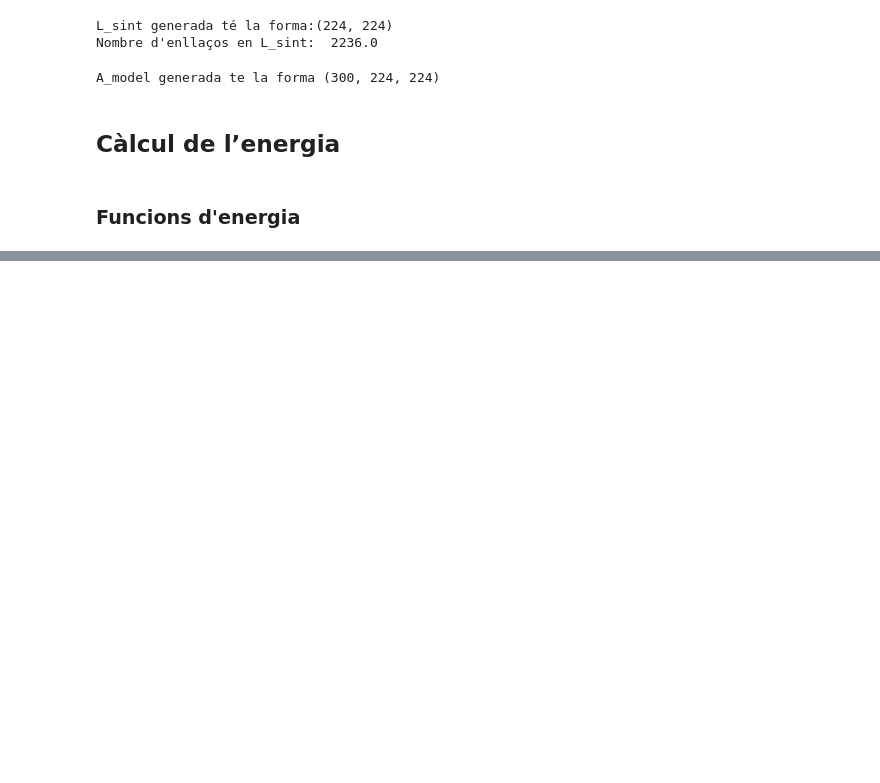
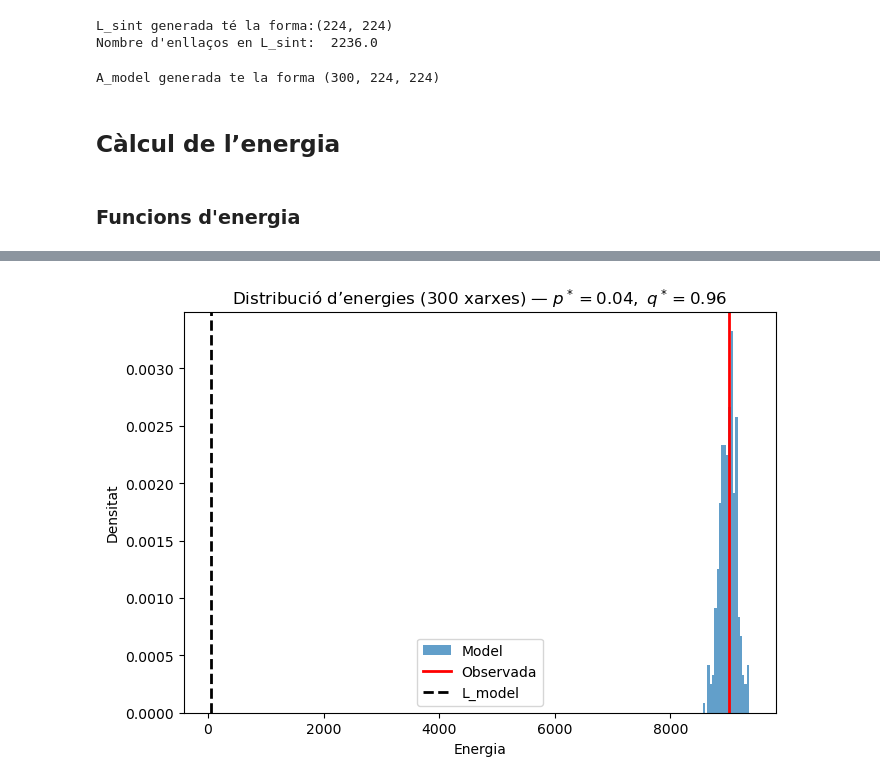
Before and after one commit to cristinacuartero/networkalignment, a Jupyter notebook: validacio_estructural.ipynb, the cells around one changed output, grey strips where cells are left out. Cells and saved outputs as stored; diff of their text form; code cells hidden in the pictures; blank space fills up the shorter version.

```diff
--- a/validacio_estructural.ipynb
+++ b/validacio_estructural.ipynb
@@ -234,0 +314,20 @@ P_inv_id = np.tile(np.arange(Nx), (nre_xarxes, 1))
+# %%
+plt.figure(figsize=(7,5))
+
+plt.hist(H_dist, bins=20, density=True, alpha=0.7, label="Model")
+
+plt.axvline(H_obs, color='r', lw=2, label="Observada")
+plt.axvline(H_L, color='k', lw=2, linestyle='--', label="L_model")
+
+plt.title(
+    rf"Distribució d’energies ({len(H_dist)} xarxes) — "
+    rf"$p^*={p_inf:.2f},\ q^*={q_inf:.2f}$"
+)
+
+plt.xlabel("Energia")
+plt.ylabel("Densitat")
+plt.legend()
+plt.tight_layout()
+plt.show()
+# %% [output]
+[figure, added]
```
Also changed, not shown: parts of 2 cells of this notebook, 1 other file.
